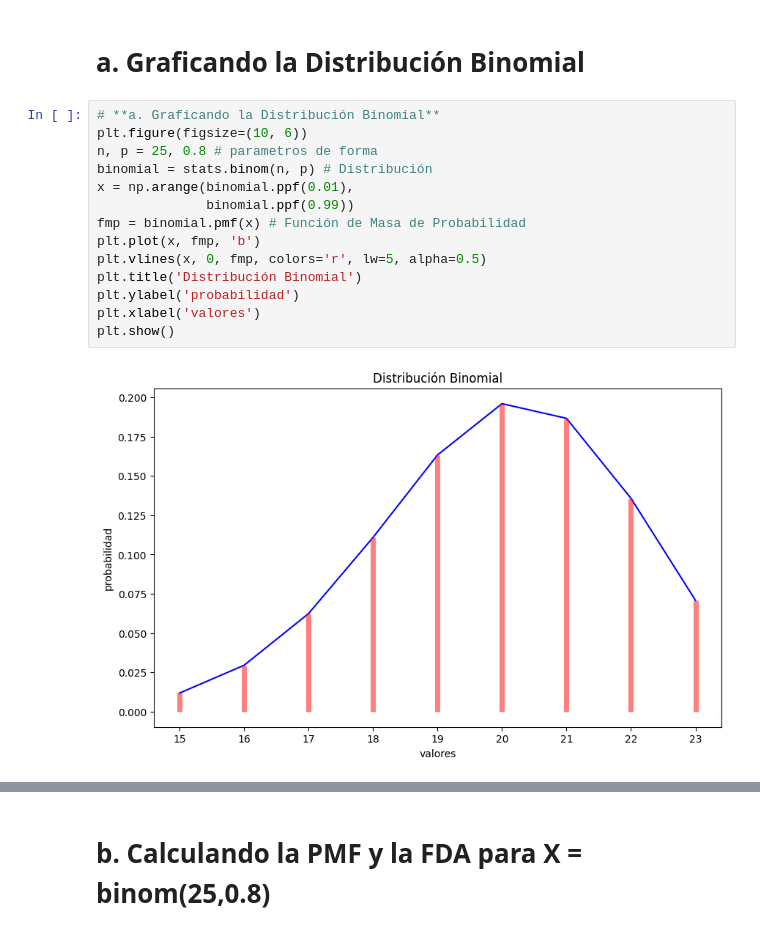
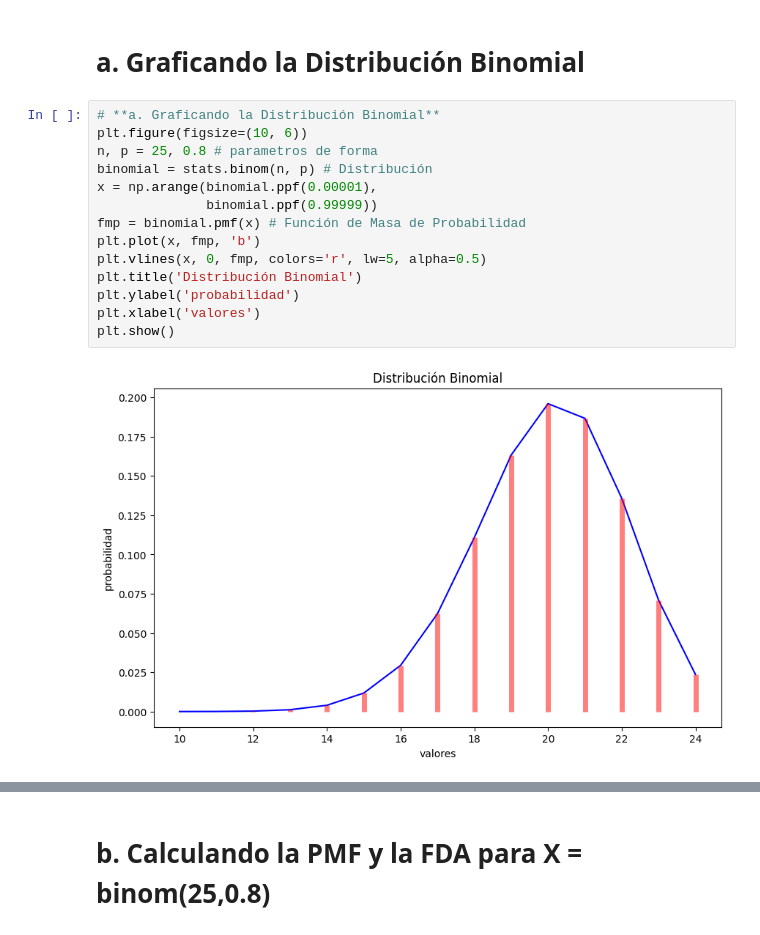
Before and after one commit to JSEFERINO/Teoria-de-Probabilidad-MEYCD, a Jupyter notebook: 13_C_Teoria_Probabilidad_D_Binomial.ipynb, the cells around one changed output, grey strips where cells are left out. Drawn from its saved outputs; the diff is of its cells as text.

```diff
--- a/13_C_Teoria_Probabilidad_D_Binomial.ipynb
+++ b/13_C_Teoria_Probabilidad_D_Binomial.ipynb
@@ -341,16 +341,16 @@ $$G_X(t)=E(t^{X})=\sum_{x=o}^{n}t^{x}\begin{pmatrix} n \\ x \end{pmatrix}p^x(1-p
 # %%
 # **a. Graficando la Distribución Binomial**
 plt.figure(figsize=(10, 6))
 n, p = 25, 0.8 # parametros de forma
 binomial = stats.binom(n, p) # Distribución
-x = np.arange(binomial.ppf(0.01),
-              binomial.ppf(0.99))
+x = np.arange(binomial.ppf(0.00001),
+              binomial.ppf(0.99999))
 fmp = binomial.pmf(x) # Función de Masa de Probabilidad
 plt.plot(x, fmp, 'b')
 plt.vlines(x, 0, fmp, colors='r', lw=5, alpha=0.5)
 plt.title('Distribución Binomial')
 plt.ylabel('probabilidad')
 plt.xlabel('valores')
 plt.show()
 # %% [output]
-[figure, old version]
+[figure, new version]
```
Also changed, not shown: parts of 9 cells of this notebook.
